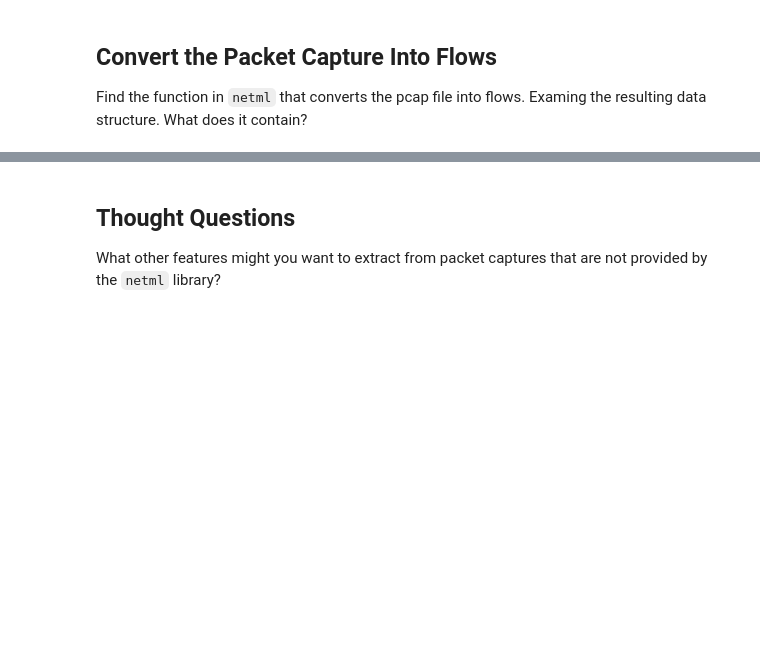
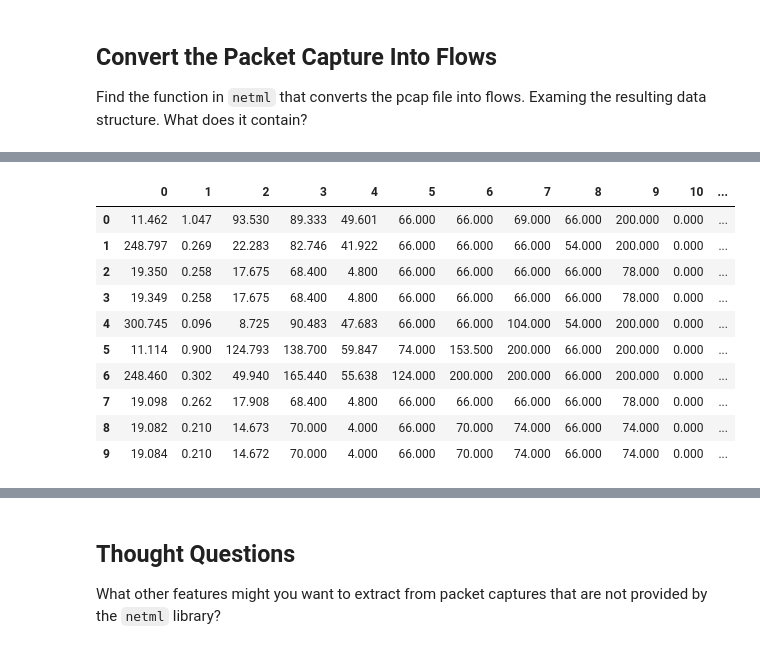
Before and after one commit to noise-lab/ml-systems, a Jupyter notebook: docs/notebooks/5-Feature-Extraction-Clean.ipynb, the cells around one changed output, grey strips where cells are left out. Cells and saved outputs as stored; diff of their text form; code cells hidden in the pictures; blank space fills up the shorter version.

```diff
--- a/docs/notebooks/5-Feature-Extraction-Clean.ipynb
+++ b/docs/notebooks/5-Feature-Extraction-Clean.ipynb
@@ -40,0 +81,6 @@ Inspect the features for each flow.
+# %%
+# extract features from each flow via SIZE
+pcap.flow2features('STATS', fft=False, header=False)
+stats = pd.DataFrame(pcap.features)
+stats.head(10)
+# %% [output]
@@ -40,0 +90,11 @@ Inspect the features for each flow.
+|  | 0 | 1 | 2 | 3 | 4 | 5 | 6 | 7 | 8 | 9 | 10 | ... |
+| 0 | 11.462 | 1.047 | 93.530 | 89.333 | 49.601 | 66.000 | 66.000 | 69.000 | 66.000 | 200.000 | 0.000 | ... |
+| 1 | 248.797 | 0.269 | 22.283 | 82.746 | 41.922 | 66.000 | 66.000 | 66.000 | 54.000 | 200.000 | 0.000 | ... |
+| 2 | 19.350 | 0.258 | 17.675 | 68.400 | 4.800 | 66.000 | 66.000 | 66.000 | 66.000 | 78.000 | 0.000 | ... |
+| 3 | 19.349 | 0.258 | 17.675 | 68.400 | 4.800 | 66.000 | 66.000 | 66.000 | 66.000 | 78.000 | 0.000 | ... |
+| 4 | 300.745 | 0.096 | 8.725 | 90.483 | 47.683 | 66.000 | 66.000 | 104.000 | 54.000 | 200.000 | 0.000 | ... |
+| 5 | 11.114 | 0.900 | 124.793 | 138.700 | 59.847 | 74.000 | 153.500 | 200.000 | 66.000 | 200.000 | 0.000 | ... |
+| 6 | 248.460 | 0.302 | 49.940 | 165.440 | 55.638 | 124.000 | 200.000 | 200.000 | 66.000 | 200.000 | 0.000 | ... |
+| 7 | 19.098 | 0.262 | 17.908 | 68.400 | 4.800 | 66.000 | 66.000 | 66.000 | 66.000 | 78.000 | 0.000 | ... |
+| 8 | 19.082 | 0.210 | 14.673 | 70.000 | 4.000 | 66.000 | 70.000 | 74.000 | 66.000 | 74.000 | 0.000 | ... |
+| 9 | 19.084 | 0.210 | 14.672 | 70.000 | 4.000 | 66.000 | 70.000 | 74.000 | 66.000 | 74.000 | 0.000 | ... |
```
Also changed, not shown: parts of 8 cells of this notebook, 1 other file.
